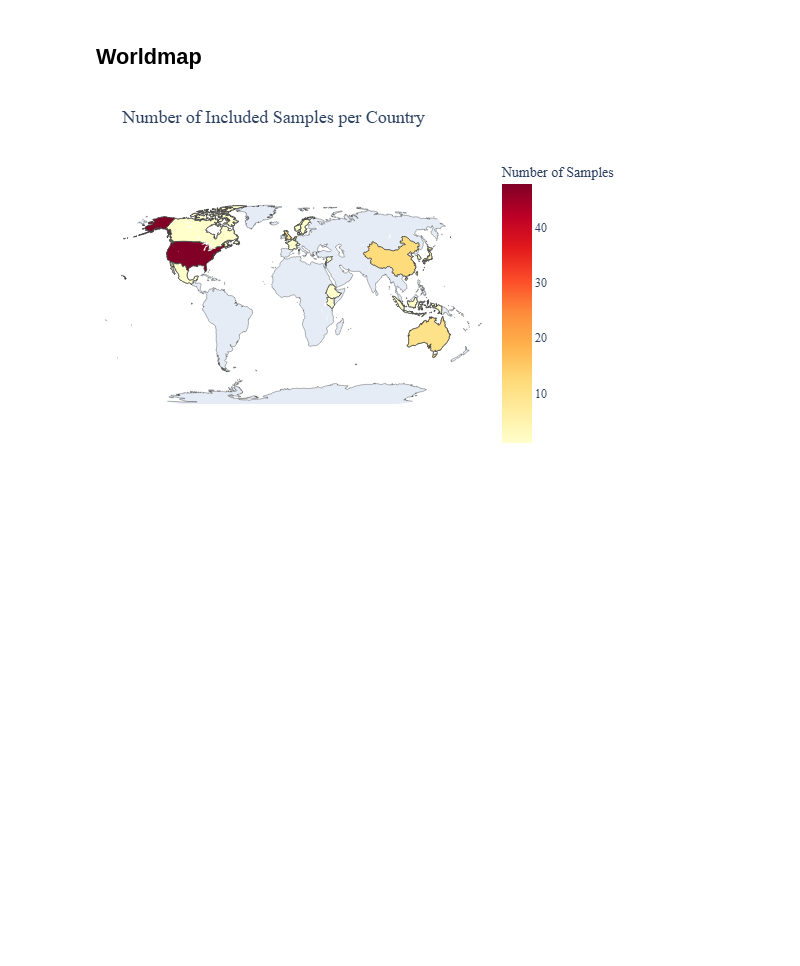
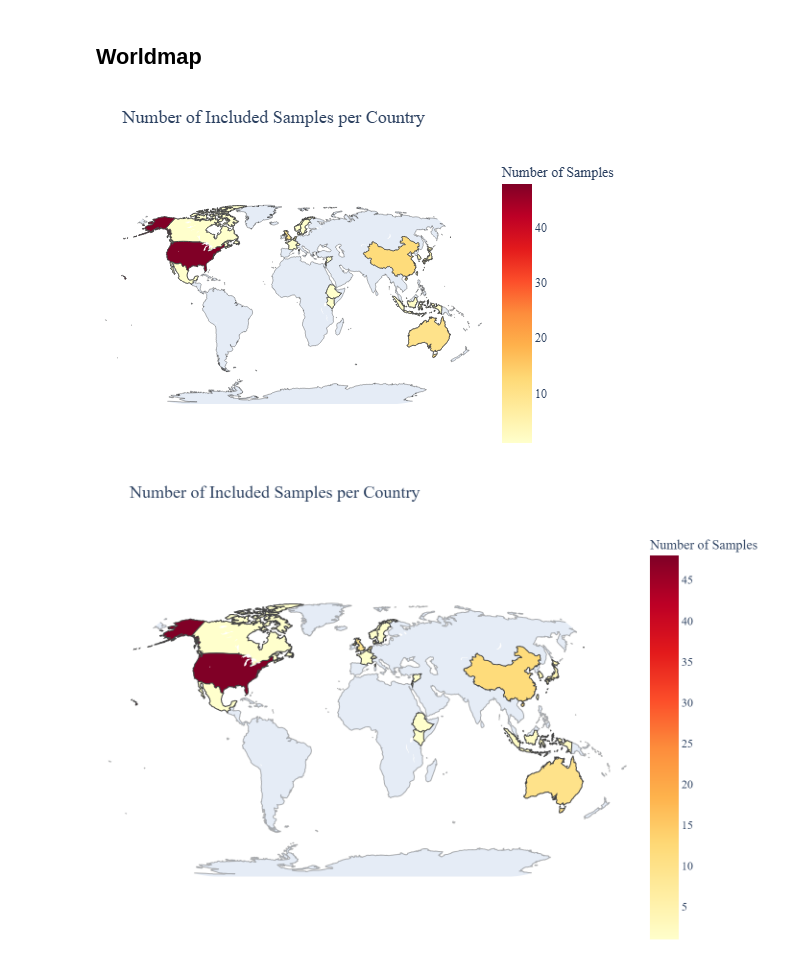
Before and after one commit to elenajal/FORAS_scripts_meta-analysis, a Jupyter notebook: worldmap visualization/worldmap_visualisation.ipynb, the cells around one changed output. Cells and saved outputs as stored; diff of their text form; code cells hidden in the pictures; blank space fills up the shorter version.

```diff
--- a/worldmap visualization/worldmap_visualisation.ipynb
+++ b/worldmap visualization/worldmap_visualisation.ipynb
@@ -83,30 +85,34 @@ else:
         locations='iso3',
         color='study_count',
         color_continuous_scale='YlOrRd',
         projection='natural earth',
         title='Number of Included Samples per Country'
     )
 
     fig.update_geos(showframe=False, showcoastlines=True, coastlinecolor='rgba(0,0,0,0.3)')
 
     # Times New Roman + grey background
     fig.update_layout(
         margin=dict(l=0, r=0, t=60, b=0),
         font=dict(family="Times New Roman", size=14),
         title=dict(font=dict(family="Times New Roman", size=18)),
         coloraxis_colorbar=dict(
             title=dict(text="Number of Samples", font=dict(family="Times New Roman", size=14)),
             tickfont=dict(family="Times New Roman", size=12)
         ),
         plot_bgcolor="lightgrey"    # inside the plot area
     )
 
     # save interactive HTML + static PNG
     fig.write_html(str(html_path))
     fig.write_image(str(png_path), scale=2)
 
     # exports
     counts.sort_values('study_count', ascending=False).to_csv(csv_counts, index=False)
     fig.show()
+
+png_bytes = pio.to_image(fig, format="png", scale=2)  # requires kaleido installed
+display(Image(data=png_bytes))
 # %% [output]
 [figure]
+[figure, added]
```
Also changed, not shown: parts of 1 cell of this notebook.
